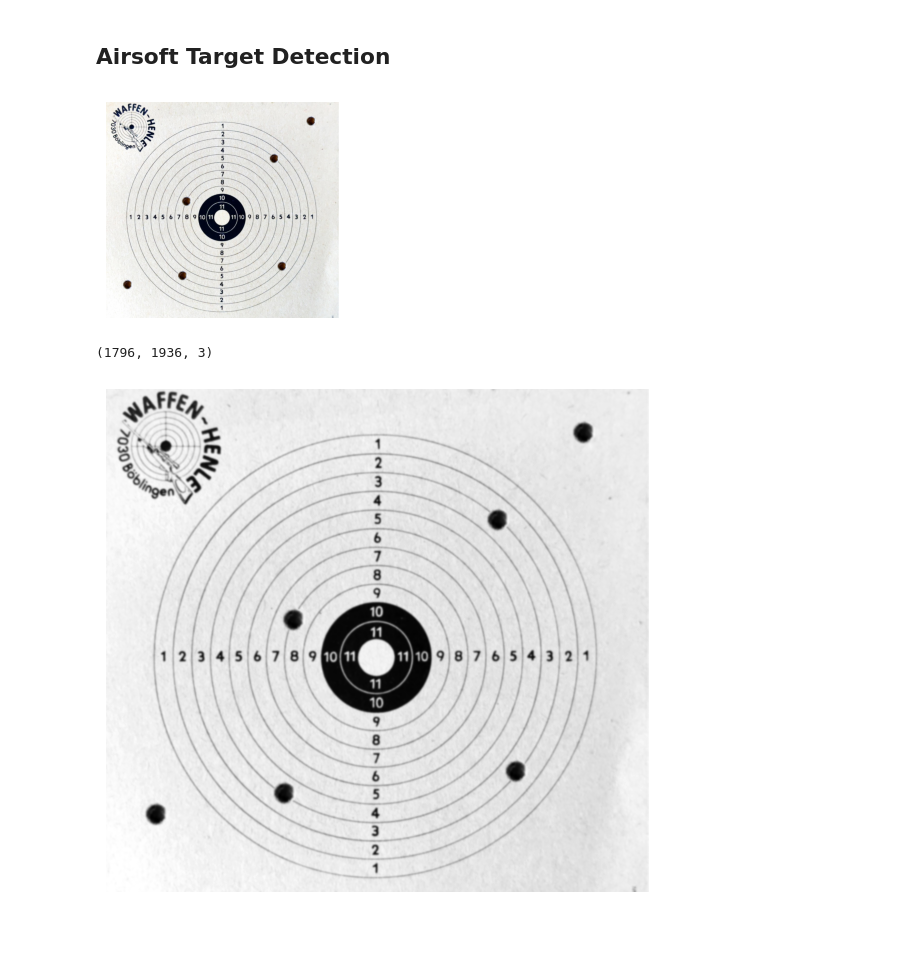
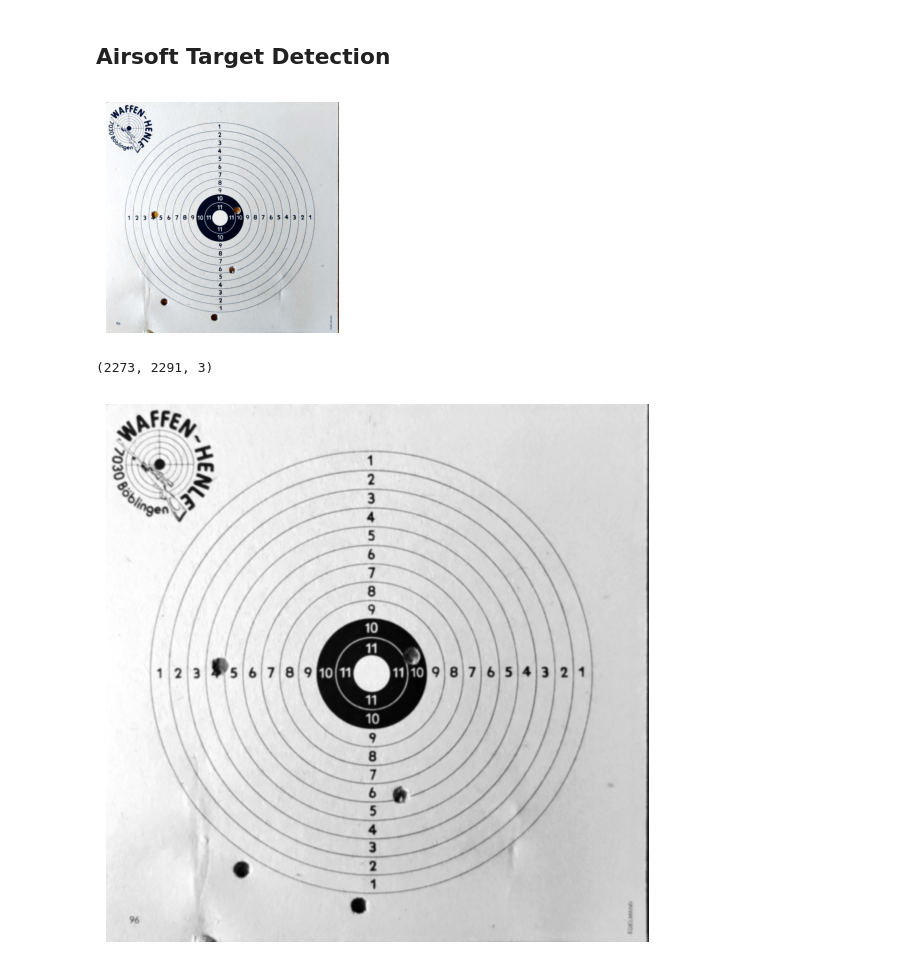
Before and after one commit to NiclasEgeler/AirgunTarget, a Jupyter notebook: target_detection.ipynb, the cells around one changed output. Drawn from its saved outputs; the diff is of its cells as text; code cells hidden in the pictures; blank space fills up the shorter version.

```diff
--- a/target_detection.ipynb
+++ b/target_detection.ipynb
@@ -22,13 +22,13 @@ def show_image(img, cmap=None, name=None, size=None):
         plt.title(name)
     plt.show()
 # %%
-image = io.imread('resources/aligned/shot_4.jpg')
+image = io.imread('resources/aligned/shot_1.jpg')
 #image = cv2.resize(image, (0, 0), fx=0.35, fy=0.35)
 show_image(image)
 image.shape
 # %% [output]
-[figure, old version]
+[figure, new version]
-(1796, 1936, 3)
+(2273, 2291, 3)
 # %%
 gray_image = cv2.cvtColor(image, cv2.COLOR_BGR2GRAY)
 kernel = np.ones((5, 5), np.uint8)
@@ -38,7 +38,7 @@ gray_image = cv2.GaussianBlur(gray_image, (15,15), 0)
 # gray_image = cv2.resize(gray_image, (0, 0), fx=0.35, fy=0.35)
 show_image(gray_image, cmap='gray', size=(7,7))
 # %% [output]
-[figure, old version]
+[figure, new version]
 # %%
 # canny = cv2.Canny(image=gray_image, threshold1=35, threshold2=200)
 
```
Also changed, not shown: parts of 5 cells of this notebook, 5 other files.
